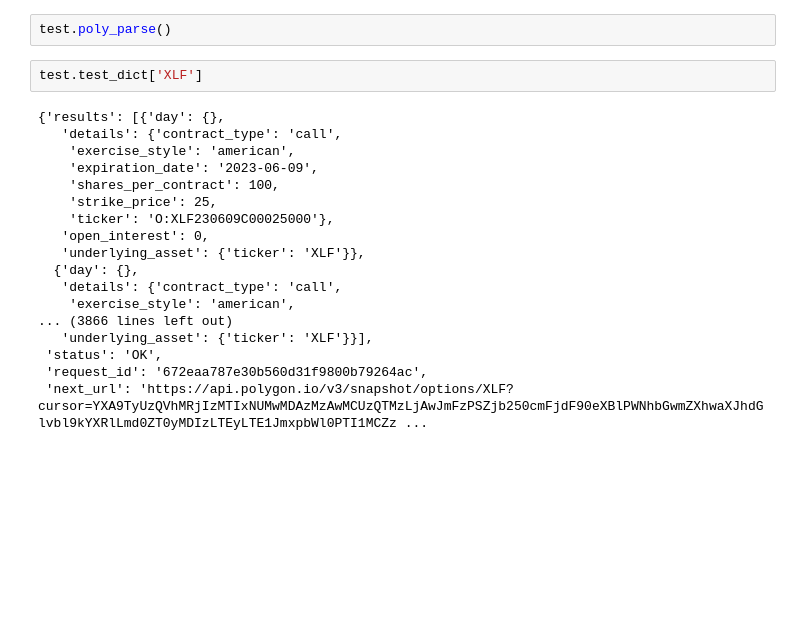
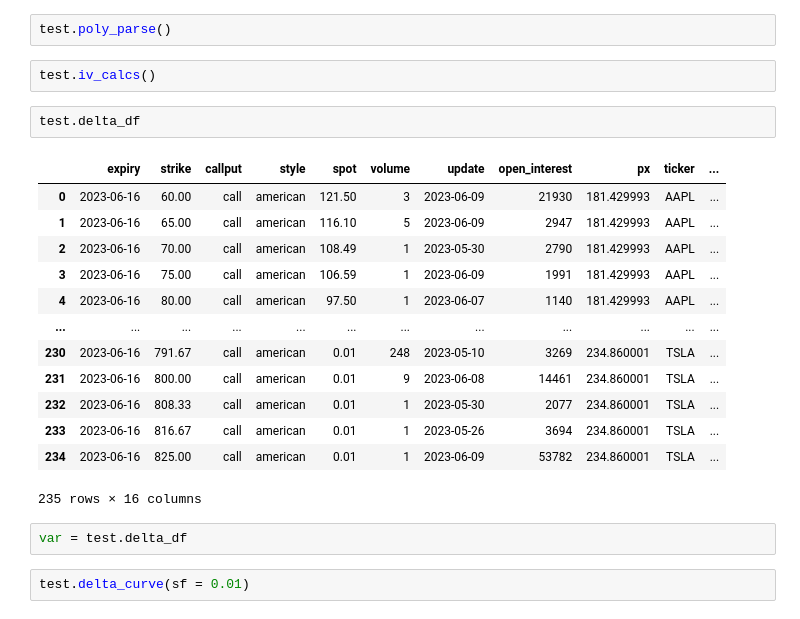
Before and after one commit to BenBowring/OptionSite, a Jupyter notebook: delta_test.ipynb, the cells around one changed output. Drawn from its saved outputs; the diff is of its cells as text; blank space fills up the shorter version.

```diff
--- a/delta_test.ipynb
+++ b/delta_test.ipynb
@@ -54,22 +13,24 @@ test.poly_query(test.poly_payload('SPY')[0], test.poly_payload('SPY')[1])
 # %%
 test.poly_parse()
-# %%
-test.test_dict['XLF']
-# %% [output]
-{'results': [{'day': {},
-   'details': {'contract_type': 'call',
-    'exercise_style': 'american',
-    'expiration_date': '2023-06-09',
-    'shares_per_contract': 100,
-    'strike_price': 25,
-    'ticker': 'O:XLF230609C00025000'},
-   'open_interest': 0,
-   'underlying_asset': {'ticker': 'XLF'}},
-  {'day': {},
-   'details': {'contract_type': 'call',
-    'exercise_style': 'american',
-... (3866 lines left out)
-   'underlying_asset': {'ticker': 'XLF'}}],
- 'status': 'OK',
- 'request_id': '672eaa787e30b560d31f9800b79264ac',
- 'next_url': 'https://api.polygon.io/v3/snapshot/options/XLF?cursor=YXA9TyUzQVhMRjIzMTIxNUMwMDAzMzAwMCUzQTMzLjAwJmFzPSZjb250cmFjdF90eXBlPWNhbGwmZXhwaXJhdGlvbl9kYXRlLmd0ZT0yMDIzLTEyLTE1JmxpbWl0PTI1MCZz ...
+# %%
+test.iv_calcs()
+# %%
+test.delta_df
+# %% [output]
+|  | expiry | strike | callput | style | spot | volume | update | open_interest | px | ticker | ... |
+| 0 | 2023-06-16 | 60.00 | call | american | 121.50 | 3 | 2023-06-09 | 21930 | 181.429993 | AAPL | ... |
+| 1 | 2023-06-16 | 65.00 | call | american | 116.10 | 5 | 2023-06-09 | 2947 | 181.429993 | AAPL | ... |
+| 2 | 2023-06-16 | 70.00 | call | american | 108.49 | 1 | 2023-05-30 | 2790 | 181.429993 | AAPL | ... |
+| 3 | 2023-06-16 | 75.00 | call | american | 106.59 | 1 | 2023-06-09 | 1991 | 181.429993 | AAPL | ... |
+| 4 | 2023-06-16 | 80.00 | call | american | 97.50 | 1 | 2023-06-07 | 1140 | 181.429993 | AAPL | ... |
+| ... | ... | ... | ... | ... | ... | ... | ... | ... | ... | ... | ... |
+| 230 | 2023-06-16 | 791.67 | call | american | 0.01 | 248 | 2023-05-10 | 3269 | 234.860001 | TSLA | ... |
+| 231 | 2023-06-16 | 800.00 | call | american | 0.01 | 9 | 2023-06-08 | 14461 | 234.860001 | TSLA | ... |
+| 232 | 2023-06-16 | 808.33 | call | american | 0.01 | 1 | 2023-05-30 | 2077 | 234.860001 | TSLA | ... |
+| 233 | 2023-06-16 | 816.67 | call | american | 0.01 | 1 | 2023-05-26 | 3694 | 234.860001 | TSLA | ... |
+| 234 | 2023-06-16 | 825.00 | call | american | 0.01 | 1 | 2023-06-09 | 53782 | 234.860001 | TSLA | ... |
+235 rows × 16 columns
+# %%
+var = test.delta_df
+# %%
+test.delta_curve(sf = 0.01)
```
Also changed, not shown: parts of 14 cells of this notebook, 4 other files.
